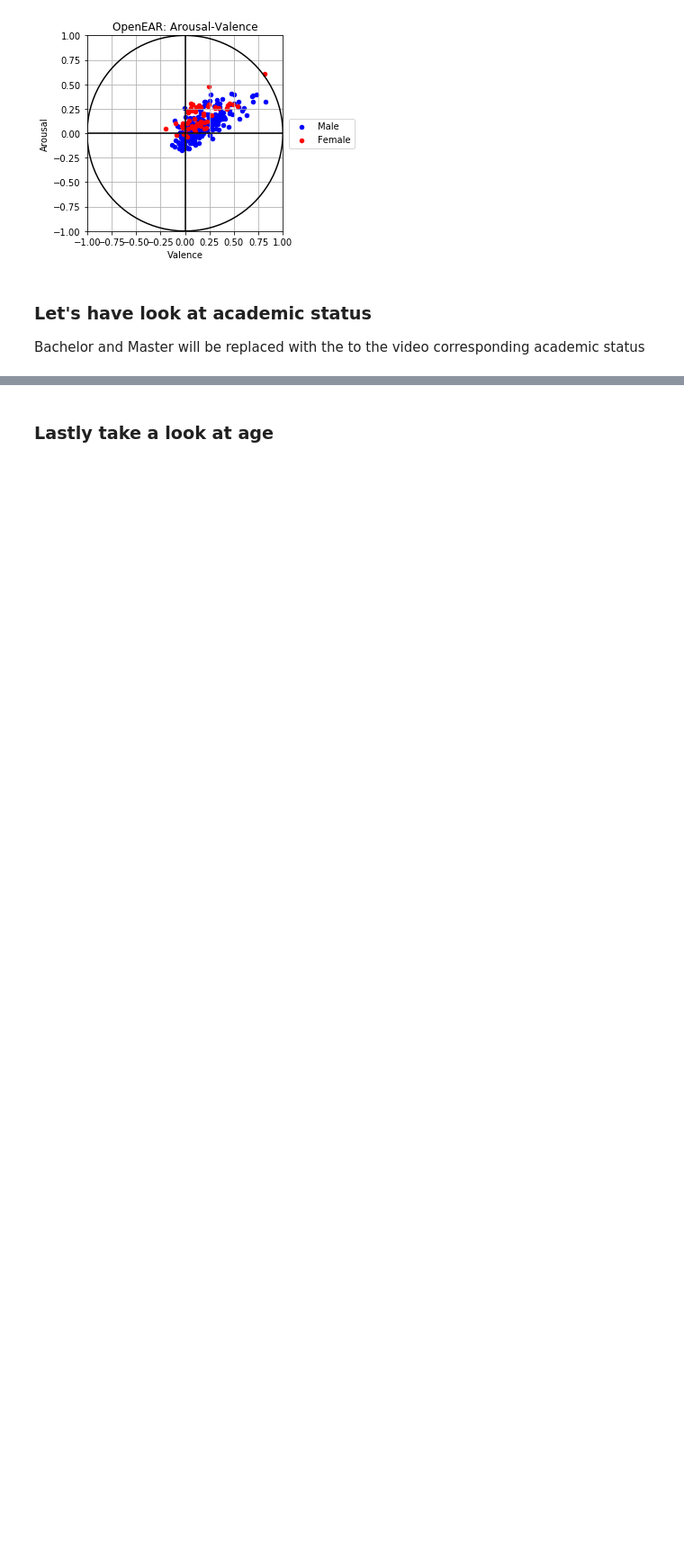
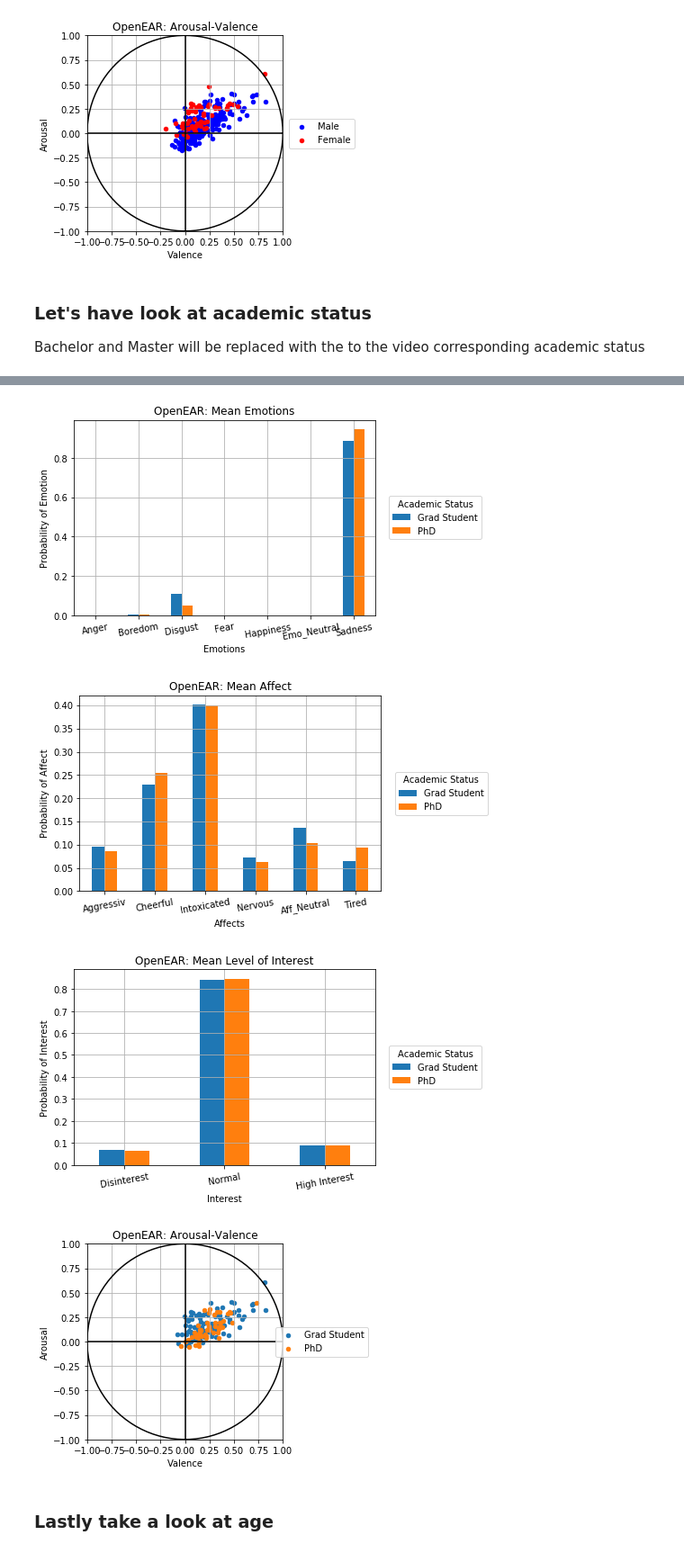
Before and after one commit to EJKraft/MasterThesis, a Jupyter notebook: OpenSMILE Analysis_Plots.ipynb, the cells around one changed output, grey strips where cells are left out. Shown at 90% size. Drawn from its saved outputs; the diff is of its cells as text; code cells hidden in the pictures; blank space fills up the shorter version.

```diff
--- a/OpenSMILE Analysis_Plots.ipynb
+++ b/OpenSMILE Analysis_Plots.ipynb
@@ -240,3 +158,66 @@ plt.locator_params(axis='x',nbins= 9)
+# %%
+df_ar_val_grad = df_ar_val_char.loc[df_ar_val_char['Academic Status'] == 'Grad Student']
+df_ar_val_phd = df_ar_val_char.loc[df_ar_val_char['Academic Status'] == 'PhD']
+
+df_affect_grad = df_affect_char.loc[df_affect_char['Academic Status'] == 'Grad Student']
+df_affect_phd = df_affect_char.loc[df_affect_char['Academic Status'] == 'PhD']
+
+df_emotion_grad = df_emotion_char.loc[df_emotion_char['Academic Status'] == 'Grad Student']
+df_emotion_phd = df_emotion_char.loc[df_emotion_char['Academic Status'] == 'PhD']
+
+df_loi_grad = df_loi_char.loc[df_loi_char['Academic Status'] == 'Grad Student']
+df_loi_phd = df_loi_char.loc[df_loi_char['Academic Status'] == 'PhD']
+
+#For Plotting, lets calculate the mean emotion value for all audiofiles
+df_emo_aca = hp.createMeanDataFrame([df_emotion_grad,df_emotion_phd], 'Academic', emotion_label)
+df_aff_aca = hp.createMeanDataFrame([df_affect_grad,df_affect_phd], 'Academic', affect_label)
+df_loi_aca = hp.createMeanDataFrame([df_loi_grad,df_loi_phd], 'Academic', loi_label)
+
+# Start with Emotion
+ax_emo1 = df_emo_aca.plot.bar(title = 'OpenEAR: Mean Emotions',rot = 10) #We set rotation to 10 so that the filenames can be read
+ax_emo1.legend(loc = 'center', bbox_to_anchor=(1.2,0.5), title = 'Academic Status')
+ax_emo1.set_ylabel('Probability of Emotion')
+ax_emo1.set_xlabel('Emotions')
+plt.grid(True)
+
+#Now let's plot affect bar diagram
+ax_aff1 = df_aff_aca.plot.bar(title = 'OpenEAR: Mean Affect',rot = 10) #We set rotation to 10 so that the filenames can be read
+ax_aff1.legend(loc = 'center', bbox_to_anchor=(1.2,0.5), title = 'Academic Status')
+ax_aff1.set_ylabel('Probability of Affect')
+ax_aff1.set_xlabel('Affects')
+plt.grid(True)
+
+#Now plot LoI diagram
+ax_loi = df_loi_aca.plot.bar(title = 'OpenEAR: Mean Level of Interest',rot = 10) #We set rotation to 10 so that the filenames can be read
+ax_loi.legend(loc = 'center', bbox_to_anchor=(1.2,0.5), title = 'Academic Status')
+ax_loi.set_ylabel('Probability of Interest')
+ax_loi.set_xlabel('Interest')
+plt.grid(True)
+
+ax11 = df_ar_val_grad.plot.scatter(x = 'Valence', y = 'Arousal', label = 'Grad Student', c = 'tab:blue')
+ax21 = df_ar_val_phd.plot.scatter(x = 'Valence', y = 'Arousal', label = 'PhD', c = 'tab:orange', ax=ax11)
+
+#We want to plot the arousal valence circle so we create values for it
+t = np.linspace(0,np.pi*2,100)
+ax11.plot(np.cos(t), np.sin(t), linewidth = 1.5, color = 'black')
+ax11.axvline(0,0,1, c = 'black')
+x_coord = [-1.0,1.0]
+y_coord = [0.0,0.0]
+ax11.plot(x_coord, y_coord, c = 'black')
+
+#Make Plot pretty
+ax11.legend(loc = 'center', bbox_to_anchor=(1.2,0.5))
+plt.grid(True)
+plt.xlim(-1.0, 1.0)
+plt.ylim(-1.0, 1.0)
+plt.title('OpenEAR: Arousal-Valence')
+ax11.set_aspect('equal')
+plt.locator_params(axis='x',nbins= 9)
+# %% [output]
+[figure, added]
+[figure, added]
+[figure, added]
+[figure, added]
 # %% [markdown]
 ### Lastly take a look at age
 # %%
```
Also changed, not shown: parts of 9 cells of this notebook, 6 other files.
